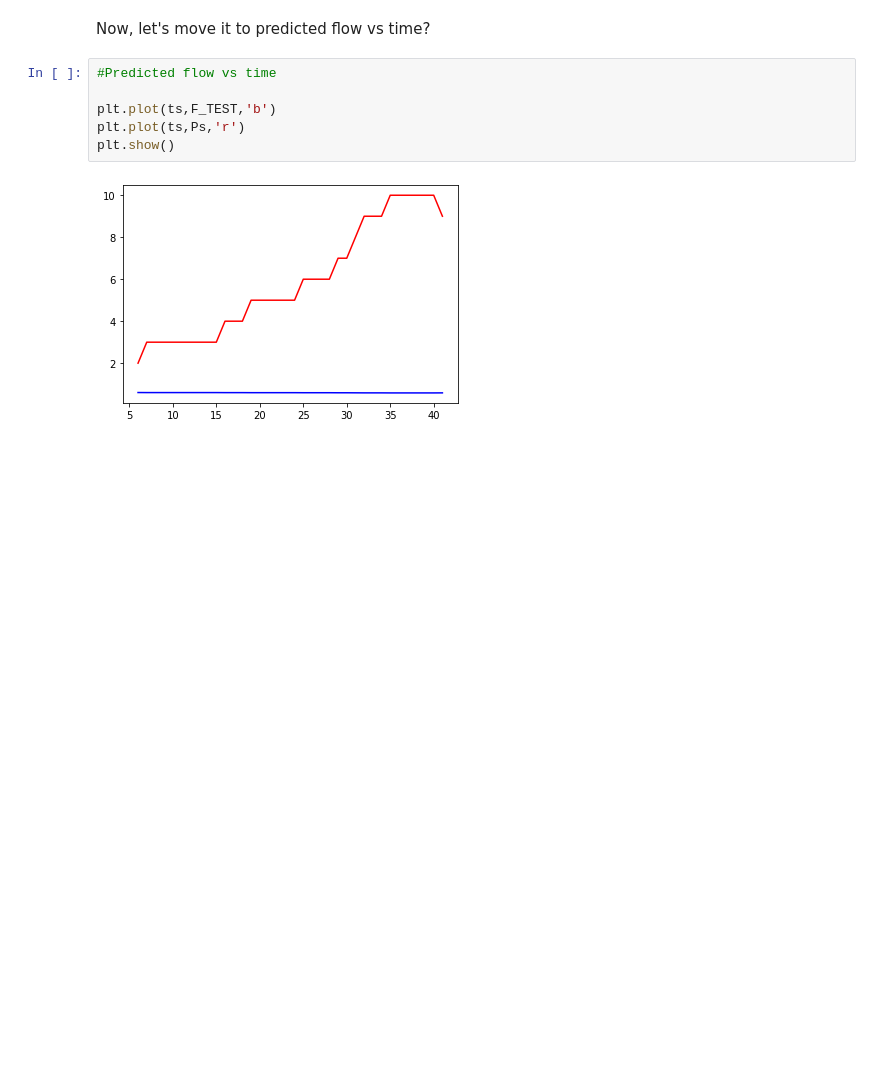
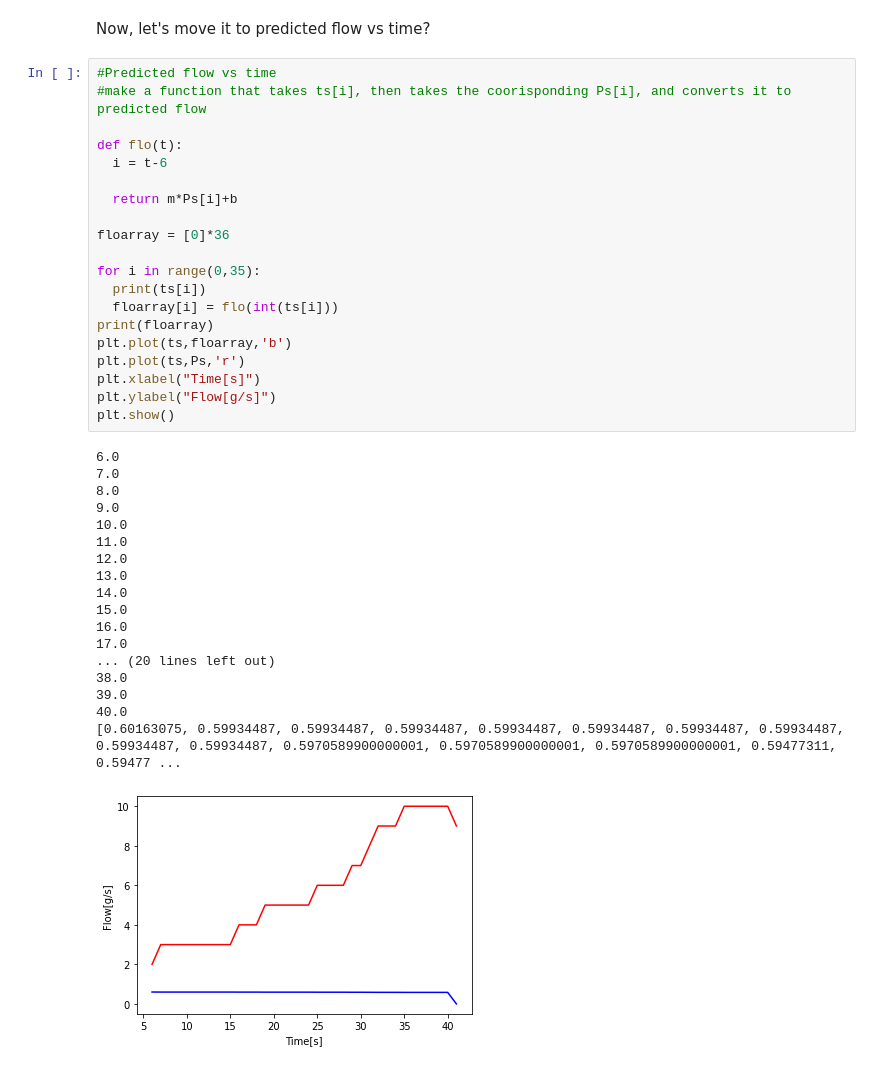
Before and after one commit to alb1717f/ODE-to-Coffee, a Jupyter notebook: ODE_to_Coffee.ipynb, the cells around one changed output. Drawn from its saved outputs; the diff is of its cells as text; blank space fills up the shorter version.

```diff
--- a/ODE_to_Coffee.ipynb
+++ b/ODE_to_Coffee.ipynb
@@ -844,11 +844,42 @@ plt.show()
 [figure]
 # %% [markdown]
 Now, let's move it to predicted flow vs time?
-# %%
-#Predicted flow vs time
-
-plt.plot(ts,F_TEST,'b')
-plt.plot(ts,Ps,'r')
-plt.show()
-# %% [output]
-[figure, removed]
+# %%
+#Predicted flow vs time
+#make a function that takes ts[i], then takes the coorisponding Ps[i], and converts it to predicted flow
+
+def flo(t):
+  i = t-6
+
+  return m*Ps[i]+b
+
+floarray = [0]*36
+
+for i in range(0,35):
+  print(ts[i])
+  floarray[i] = flo(int(ts[i]))
+print(floarray)
+plt.plot(ts,floarray,'b')
+plt.plot(ts,Ps,'r')
+plt.xlabel("Time[s]")
+plt.ylabel("Flow[g/s]")
+plt.show()
+# %% [output]
+6.0
+7.0
+8.0
+9.0
+10.0
+11.0
+12.0
+13.0
+14.0
+15.0
+16.0
+17.0
+... (20 lines left out)
+38.0
+39.0
+40.0
+[0.60163075, 0.59934487, 0.59934487, 0.59934487, 0.59934487, 0.59934487, 0.59934487, 0.59934487, 0.59934487, 0.59934487, 0.5970589900000001, 0.5970589900000001, 0.5970589900000001, 0.59477311, 0.59477 ...
+[figure, added]
```
Also changed, not shown: parts of 15 cells of this notebook.
